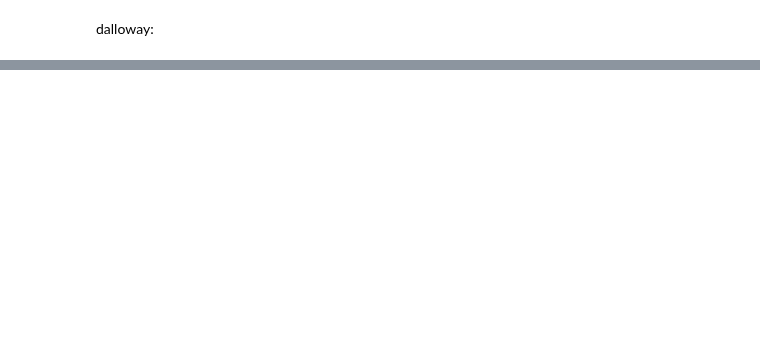
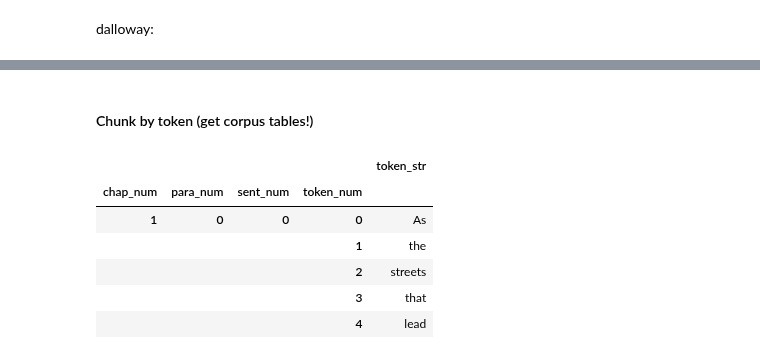
Before and after one commit to sqr8ap/DS5001-2025-01-R, a Jupyter notebook: final_project/Parse.ipynb, the cells around one changed output, grey strips where cells are left out. Saved outputs shown, nothing was run; the diff lists cells and outputs as text; code cells hidden in the pictures; blank space fills up the shorter version.

```diff
--- a/final_project/Parse.ipynb
+++ b/final_project/Parse.ipynb
@@ -171,0 +291,15 @@ dalloway:
+# %%
+def get_para(CHAPS, para_pat):
+    OHCO = ['chap_num', 'para_num', 'sent_num', 'token_num']
+
+    PARAS = CHAPS['chap_str'].str.split(para_pat, expand=True).stack().to_frame('para_str').sort_index()
+    PARAS.index.names = OHCO[:2]
+
+    PARAS['para_str'] = PARAS['para_str'].str.replace(r'\n', ' ', regex=True)
+    PARAS['para_str'] = PARAS['para_str'].str.strip()
+    PARAS = PARAS[~PARAS['para_str'].str.match(r'^\s*$')] # Remove empty paragraphs
+
+    return PARAS
+# %%
+PARAS_voyage = get_para(CHAPS_voyage, para_pat)
+PARAS_voyage.head()
@@ -171,0 +386,3 @@ dalloway:
+# %%
+SENTS_voyage = get_sent(PARAS_voyage)
+SENTS_voyage.head()
@@ -171,0 +430,23 @@ dalloway:
+# %% [markdown]
+#### Chunk by token (get corpus tables!)
+# %%
+def get_tokens(SENTS):
+    OHCO = ['chap_num', 'para_num', 'sent_num', 'token_num']
+
+    token_pat = r"[\s',-]+"
+    TOKENS = SENTS['sent_str'].str.split(token_pat, expand=True).stack().to_frame('token_str')
+
+    TOKENS.index.names = OHCO[:4]
+
+    return TOKENS
+# %%
+TOKEN_voyage = get_tokens(SENTS_voyage)
+TOKEN_voyage.head()
+# %% [output]
+|  |  |  |  | token_str |
+| chap_num | para_num | sent_num | token_num |  |
+| 1 | 0 | 0 | 0 | As |
+|  |  |  | 1 | the |
+|  |  |  | 2 | streets |
+|  |  |  | 3 | that |
+|  |  |  | 4 | lead |
```
Also changed, not shown: parts of 35 cells of this notebook.
